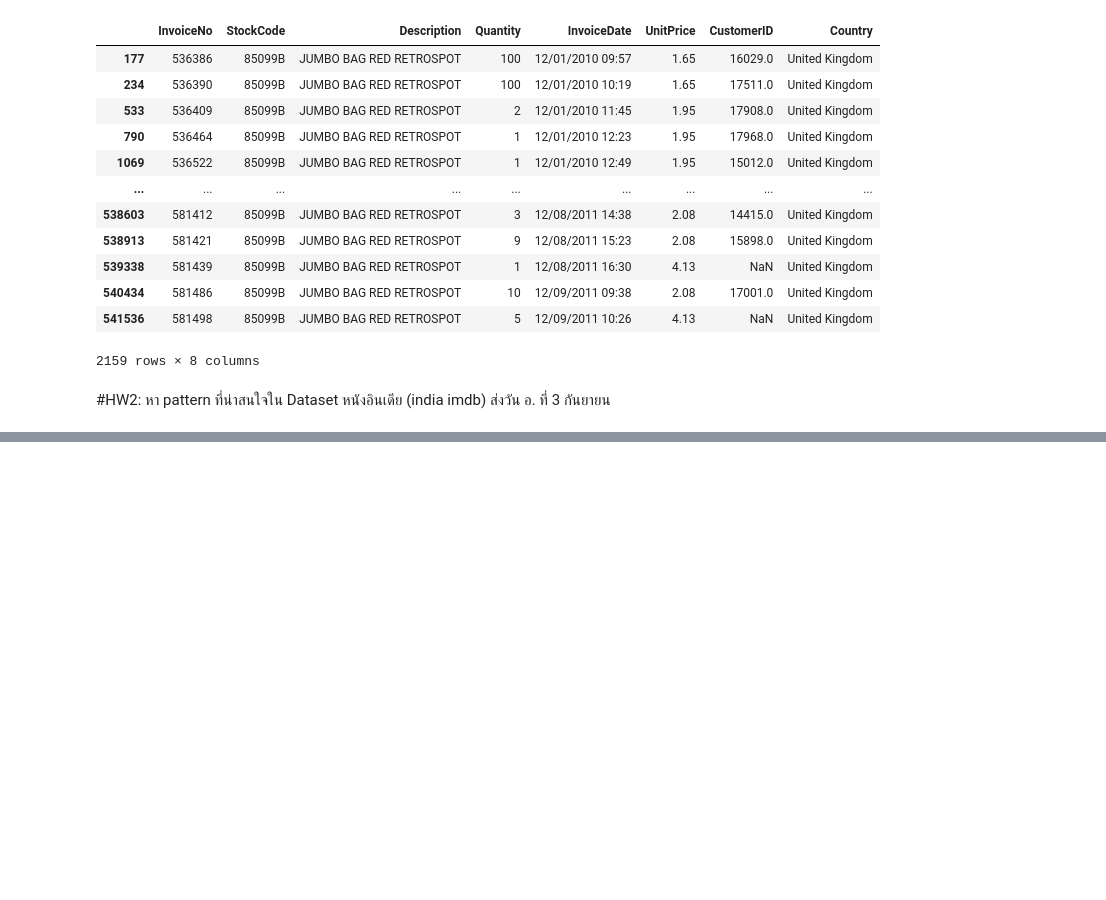
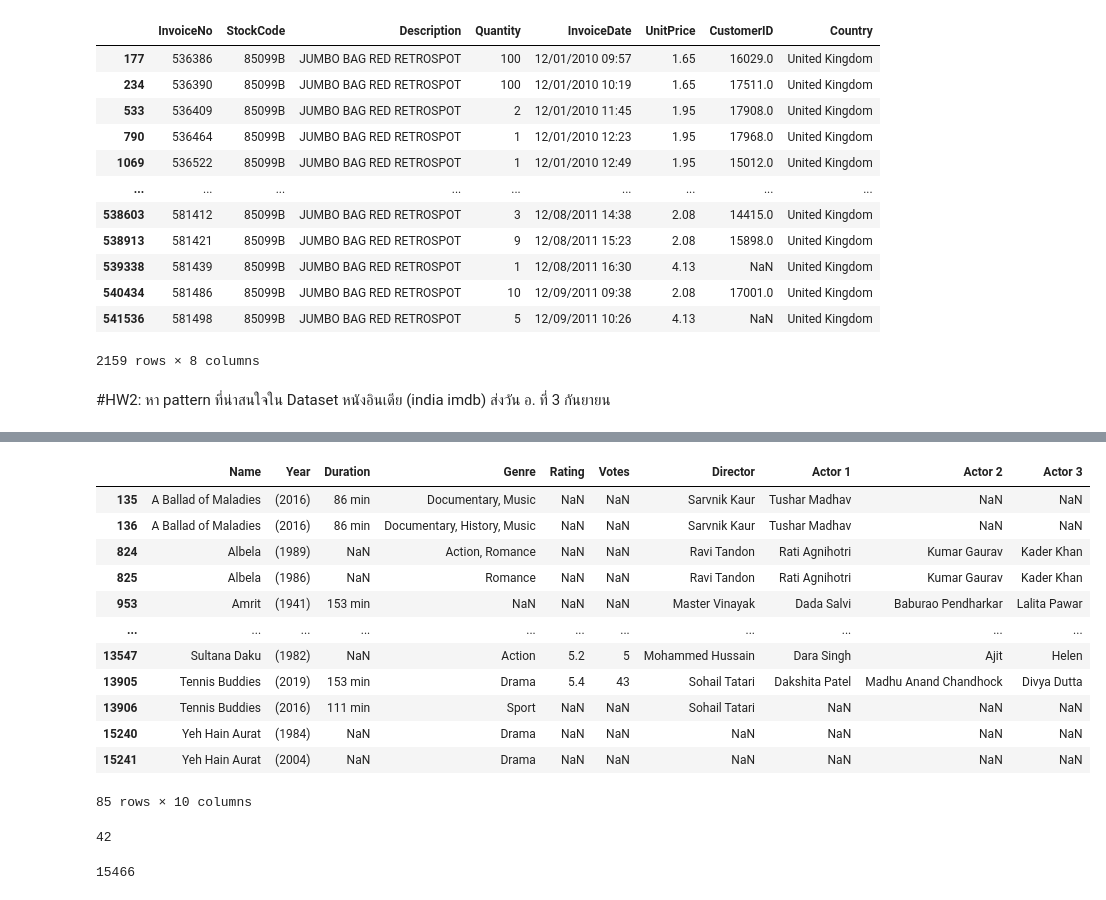
Before and after one commit to Frasierzzz/DPDM2024, a Jupyter notebook: Frequent_Patterns_(Association_Rules).ipynb, the cells around one changed output, grey strips where cells are left out. Drawn from its saved outputs; the diff is of its cells as text; code cells hidden in the pictures; blank space fills up the shorter version.

```diff
--- a/Frequent_Patterns_(Association_Rules).ipynb
+++ b/Frequent_Patterns_(Association_Rules).ipynb
@@ -161,0 +209,31 @@ data[data['StockCode'] == '85099B']
+# %%
+# ทำการเช็คหนังที่รายชื่อซ้ำจริงๆ (ชื่อเดียวกัน ผู้กำกับเดียวกัน)
+real_dup = imdb[imdb.duplicated(subset=['Name','Director'],keep=False)]
+real_dup
+# %% [output]
+|  | Name | Year | Duration | Genre | Rating | Votes | Director | Actor 1 | Actor 2 | Actor 3 |
+| 135 | A Ballad of Maladies | (2016) | 86 min | Documentary, Music | NaN | NaN | Sarvnik Kaur | Tushar Madhav | NaN | NaN |
+| 136 | A Ballad of Maladies | (2016) | 86 min | Documentary, History, Music | NaN | NaN | Sarvnik Kaur | Tushar Madhav | NaN | NaN |
+| 824 | Albela | (1989) | NaN | Action, Romance | NaN | NaN | Ravi Tandon | Rati Agnihotri | Kumar Gaurav | Kader Khan |
+| 825 | Albela | (1986) | NaN | Romance | NaN | NaN | Ravi Tandon | Rati Agnihotri | Kumar Gaurav | Kader Khan |
+| 953 | Amrit | (1941) | 153 min | NaN | NaN | NaN | Master Vinayak | Dada Salvi | Baburao Pendharkar | Lalita Pawar |
+| ... | ... | ... | ... | ... | ... | ... | ... | ... | ... | ... |
+| 13547 | Sultana Daku | (1982) | NaN | Action | 5.2 | 5 | Mohammed Hussain | Dara Singh | Ajit | Helen |
+| 13905 | Tennis Buddies | (2019) | 153 min | Drama | 5.4 | 43 | Sohail Tatari | Dakshita Patel | Madhu Anand Chandhock | Divya Dutta |
+| 13906 | Tennis Buddies | (2016) | 111 min | Sport | NaN | NaN | Sohail Tatari | NaN | NaN | NaN |
+| 15240 | Yeh Hain Aurat | (1984) | NaN | Drama | NaN | NaN | NaN | NaN | NaN | NaN |
+| 15241 | Yeh Hain Aurat | (2004) | NaN | Drama | NaN | NaN | NaN | NaN | NaN | NaN |
+85 rows × 10 columns
+# %%
+# ทำการดรอปหนังที่ซ้ำจริงๆไป
+result = real_dup.sort_values(by=['Name', 'Director']).drop_duplicates(subset=['Name', 'Director'], keep='first')
+len(result)
+# %% [output]
+42
+# %%
+# เอา index ตัวที่ตัดออกไปชี้ตัดออกจากตารางจริง
+removed_index = real_dup.index.difference(result.index)
+imdb.drop(removed_index, inplace=True)
+len(imdb)
+# %% [output]
+15466
```
Also changed, not shown: parts of 91 cells of this notebook.
